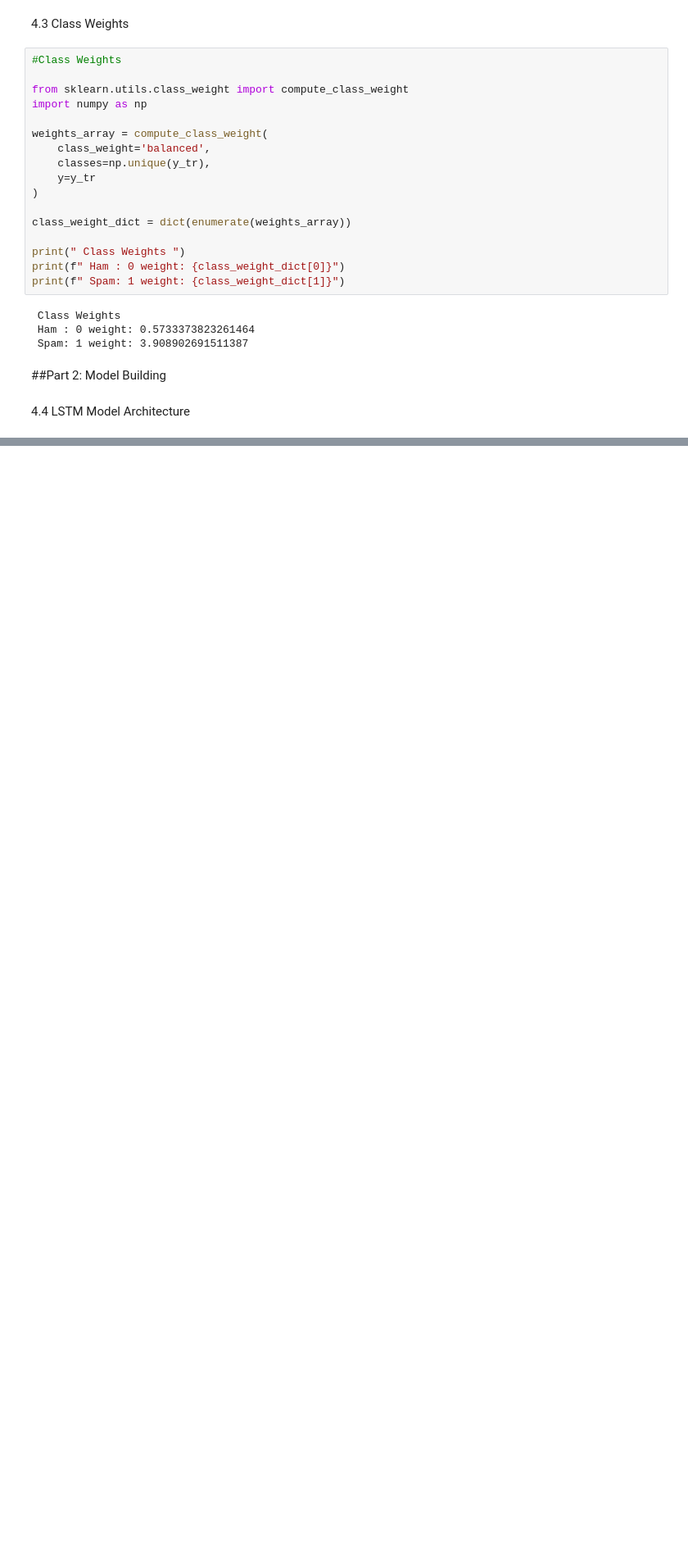
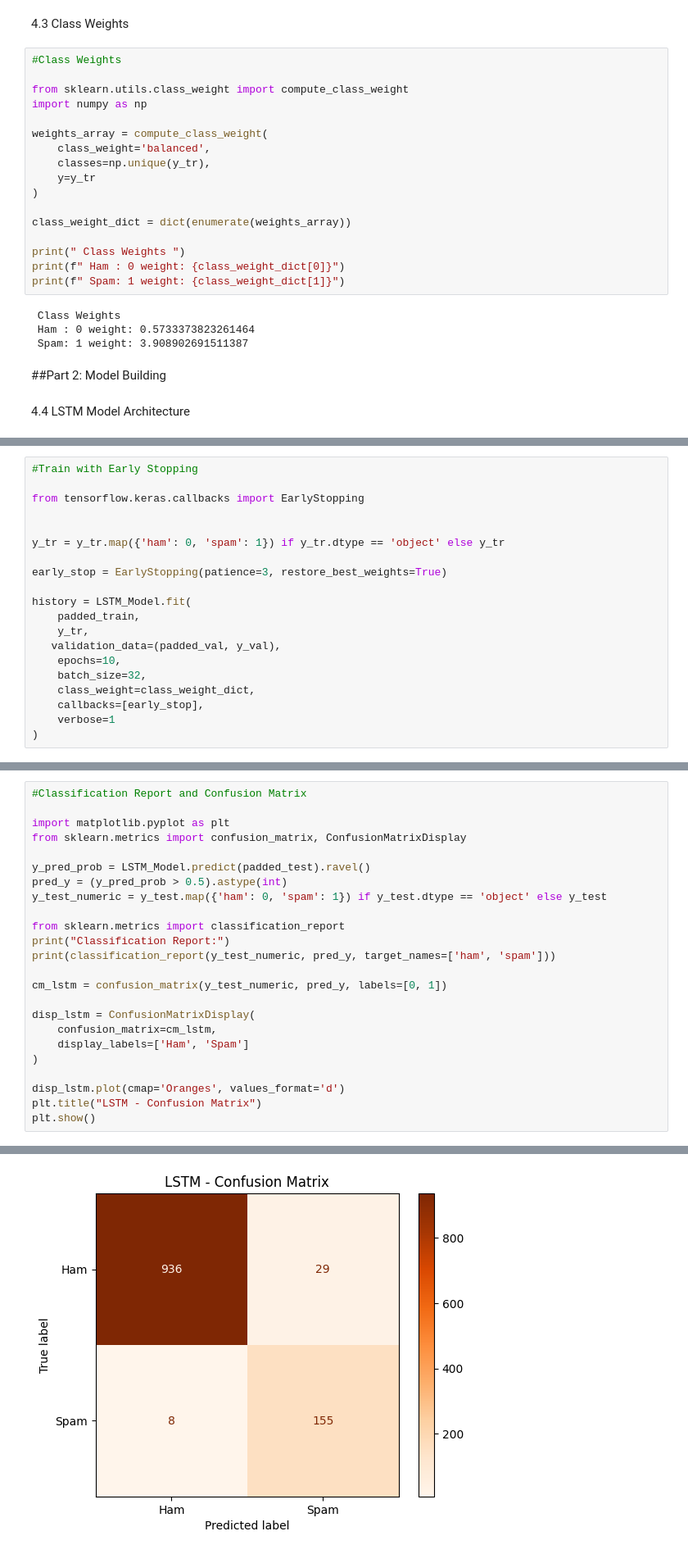
Before and after one commit to LujainAyyash/DS483-Project, a Jupyter notebook: NLP_Code.ipynb, the cells around one changed output, grey strips where cells are left out. Shown at 82% size. Drawn from its saved outputs; the diff is of its cells as text; blank space fills up the shorter version.

Commit message:
Part 3: Train model and evaluate (Classification Report & Confusion Matrix)

```diff
--- a/NLP_Code.ipynb
+++ b/NLP_Code.ipynb
@@ -1001,0 +1026,20 @@ LSTM_Model.summary()
+# %%
+#Train with Early Stopping
+
+from tensorflow.keras.callbacks import EarlyStopping
+
+
+y_tr = y_tr.map({'ham': 0, 'spam': 1}) if y_tr.dtype == 'object' else y_tr
+
+early_stop = EarlyStopping(patience=3, restore_best_weights=True)
+
+history = LSTM_Model.fit(
+    padded_train,
+    y_tr,
+   validation_data=(padded_val, y_val),
+    epochs=10,
+    batch_size=32,
+    class_weight=class_weight_dict,
+    callbacks=[early_stop],
+    verbose=1
+)
@@ -1001,0 +1059,25 @@ LSTM_Model.summary()
+# %%
+#Classification Report and Confusion Matrix
+
+import matplotlib.pyplot as plt
+from sklearn.metrics import confusion_matrix, ConfusionMatrixDisplay
+
+y_pred_prob = LSTM_Model.predict(padded_test).ravel()
+pred_y = (y_pred_prob > 0.5).astype(int)
+y_test_numeric = y_test.map({'ham': 0, 'spam': 1}) if y_test.dtype == 'object' else y_test
+
+from sklearn.metrics import classification_report
+print("Classification Report:")
+print(classification_report(y_test_numeric, pred_y, target_names=['ham', 'spam']))
+
+cm_lstm = confusion_matrix(y_test_numeric, pred_y, labels=[0, 1])
+
+disp_lstm = ConfusionMatrixDisplay(
+    confusion_matrix=cm_lstm,
+    display_labels=['Ham', 'Spam']
+)
+
+disp_lstm.plot(cmap='Oranges', values_format='d')
+plt.title("LSTM - Confusion Matrix")
+plt.show()
+# %% [output]
@@ -1001,0 +1094 @@ LSTM_Model.summary()
+[figure, added]
```
Also changed, not shown: parts of 7 cells of this notebook.
